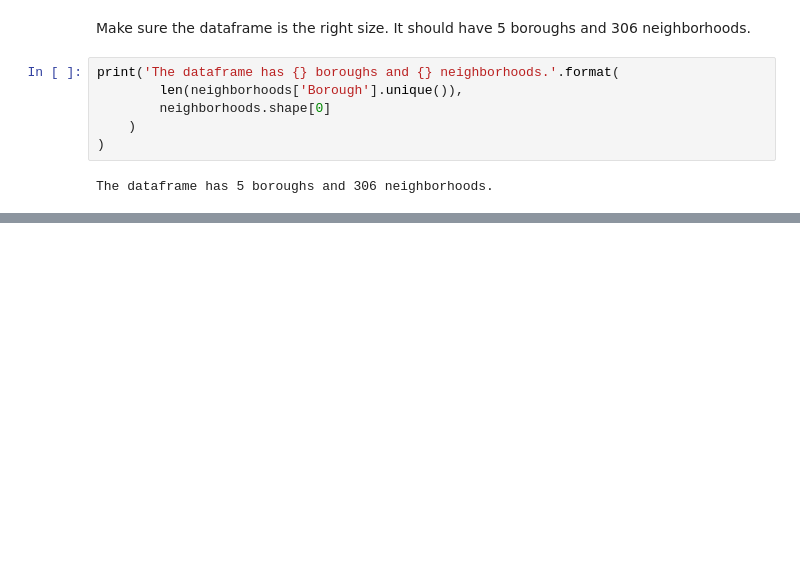
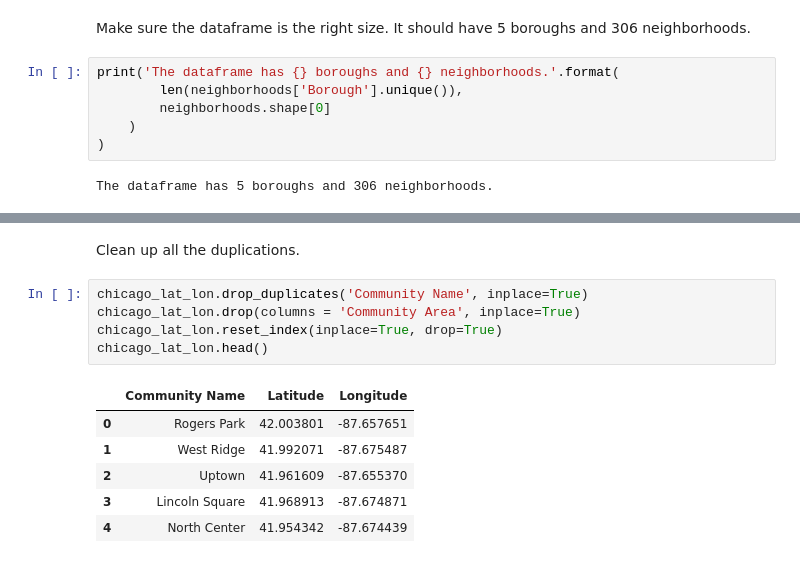
Before and after one commit to hackmeopen/Coursera_Capstone, a Jupyter notebook: Coursera Capstone Final Project.ipynb, the cells around one changed output, grey strips where cells are left out. Drawn from its saved outputs; the diff is of its cells as text; blank space fills up the shorter version.

```diff
--- a/Coursera Capstone Final Project.ipynb
+++ b/Coursera Capstone Final Project.ipynb
@@ -90,0 +193,14 @@ The dataframe has 5 boroughs and 306 neighborhoods.
+# %% [markdown]
+Clean up all the duplications.
+# %%
+chicago_lat_lon.drop_duplicates('Community Name', inplace=True)
+chicago_lat_lon.drop(columns = 'Community Area', inplace=True)
+chicago_lat_lon.reset_index(inplace=True, drop=True)
+chicago_lat_lon.head()
+# %% [output]
+|  | Community Name | Latitude | Longitude |
+| 0 | Rogers Park | 42.003801 | -87.657651 |
+| 1 | West Ridge | 41.992071 | -87.675487 |
+| 2 | Uptown | 41.961609 | -87.655370 |
+| 3 | Lincoln Square | 41.968913 | -87.674871 |
+| 4 | North Center | 41.954342 | -87.674439 |
```
Also changed, not shown: parts of 8 cells of this notebook.
